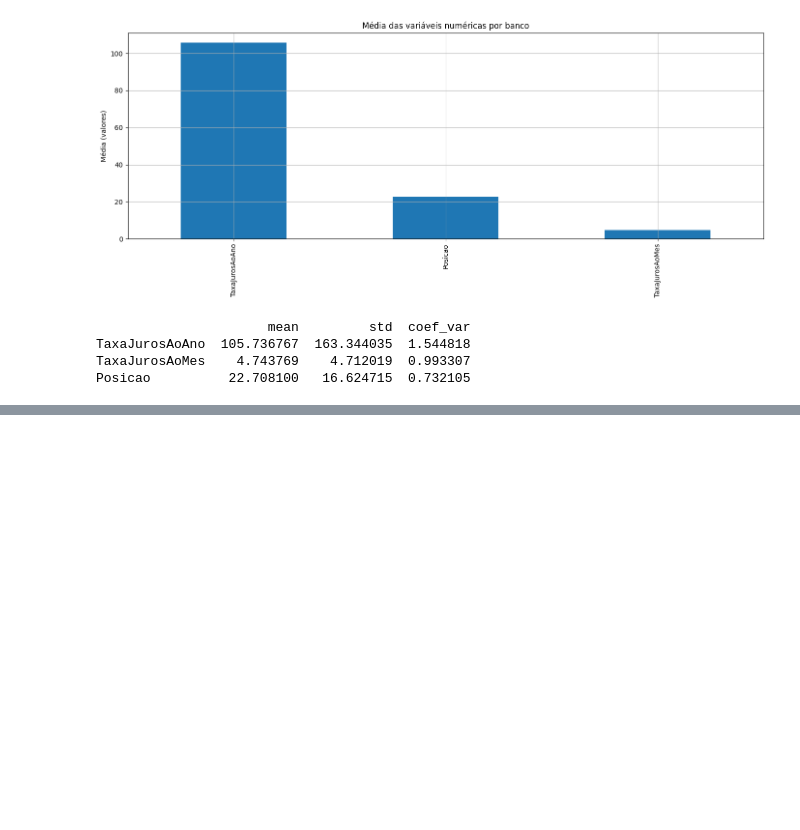
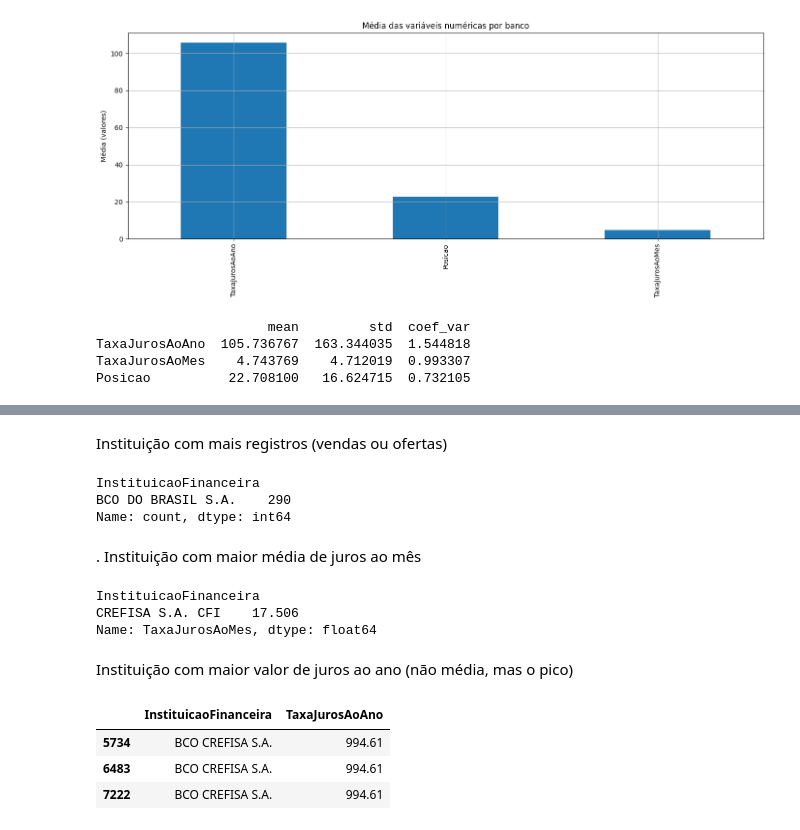
Before and after one commit to LouisyRodrigues7/API_Taxas_juros, a Jupyter notebook: analise_taxa_juros.ipynb, the cells around one changed output, grey strips where cells are left out. Drawn from its saved outputs; the diff is of its cells as text; code cells hidden in the pictures; blank space fills up the shorter version.

```diff
--- a/analise_taxa_juros.ipynb
+++ b/analise_taxa_juros.ipynb
@@ -189,19 +189,6 @@ import seaborn as sns
 sns.set(style="whitegrid")
 plt.rcParams['figure.figsize'] = (14, 7)
 # %%
-import pandas as pd
-import seaborn as sns
-import matplotlib.pyplot as plt
-
-# Carregar dados
-df = pd.read_csv('src/datasets/taxajuros.csv')
-
-
-# Agora sim, o seu código do pivot table e heatmap
-pivot = pd.pivot_table(df, index='InstituicaoFinanceira', columns='Segmento', values='TaxaJurosAoAno', aggfunc='count').fillna(0)
-
-plt.figure(figsize=(14,10))
-sns.heatmap(pivot, annot=True, fmt='.0f', cmap='Blues')
-plt.title('Quantidade de registros por Instituição Financeira e Segmento')
-plt.show()
+df = pd.read_csv('src/datasets/taxajuros.csv', sep=';')
+print(df.columns)
 # %% [output]
@@ -208,0 +207,25 @@ FileNotFoundError: [Errno 2] No such file or directory: 'src/datasets/taxa_juros
+# %% [markdown]
+Instituição com mais registros (vendas ou ofertas)
+# %%
+df["InstituicaoFinanceira"].value_counts().head(1)
+# %% [output]
+InstituicaoFinanceira
+BCO DO BRASIL S.A.    290
+Name: count, dtype: int64
+# %% [markdown]
+. Instituição com maior média de juros ao mês
+# %%
+df.groupby("InstituicaoFinanceira")["TaxaJurosAoMes"].mean().sort_values(ascending=False).head(1)
+# %% [output]
+InstituicaoFinanceira
+CREFISA S.A. CFI    17.506
+Name: TaxaJurosAoMes, dtype: float64
+# %% [markdown]
+ Instituição com maior valor de juros ao ano (não média, mas o pico)
+# %%
+df.loc[df["TaxaJurosAoAno"] == df["TaxaJurosAoAno"].max(), ["InstituicaoFinanceira", "TaxaJurosAoAno"]]
+# %% [output]
+|  | InstituicaoFinanceira | TaxaJurosAoAno |
+| 5734 | BCO CREFISA S.A. | 994.61 |
+| 6483 | BCO CREFISA S.A. | 994.61 |
+| 7222 | BCO CREFISA S.A. | 994.61 |
```
Also changed, not shown: parts of 3 cells of this notebook, 2 other files.
